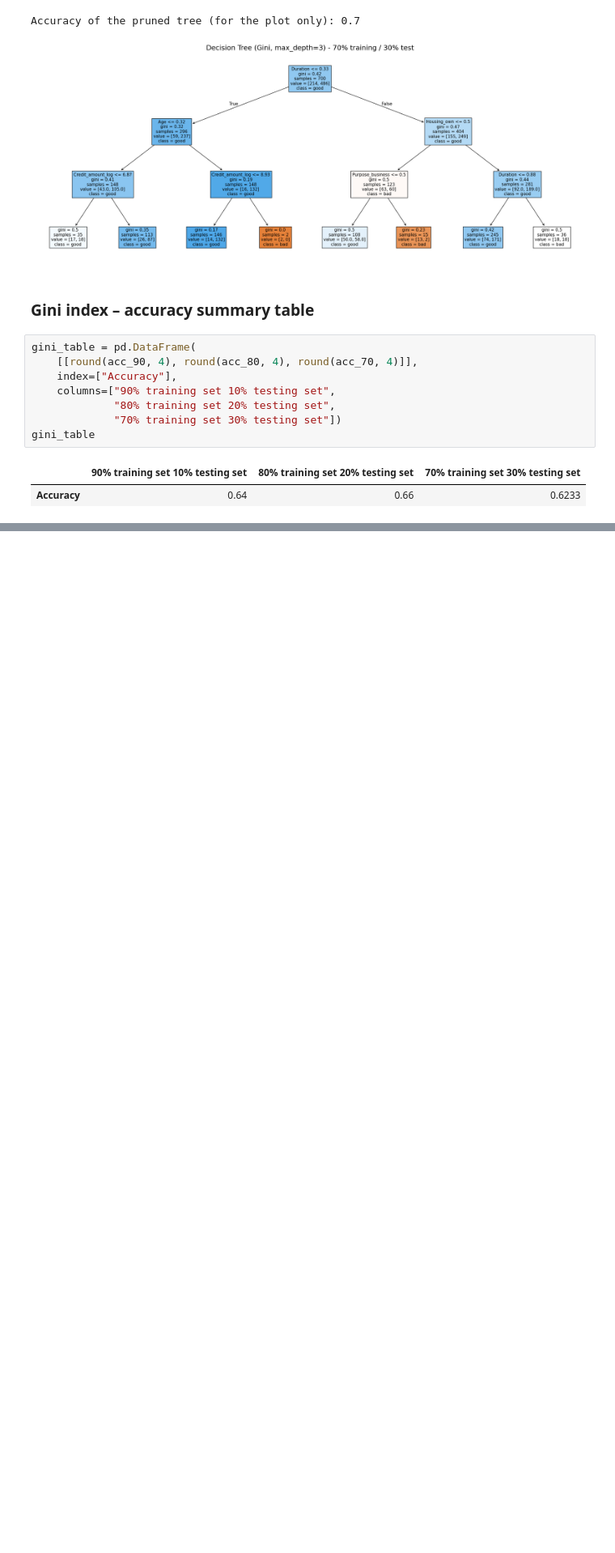
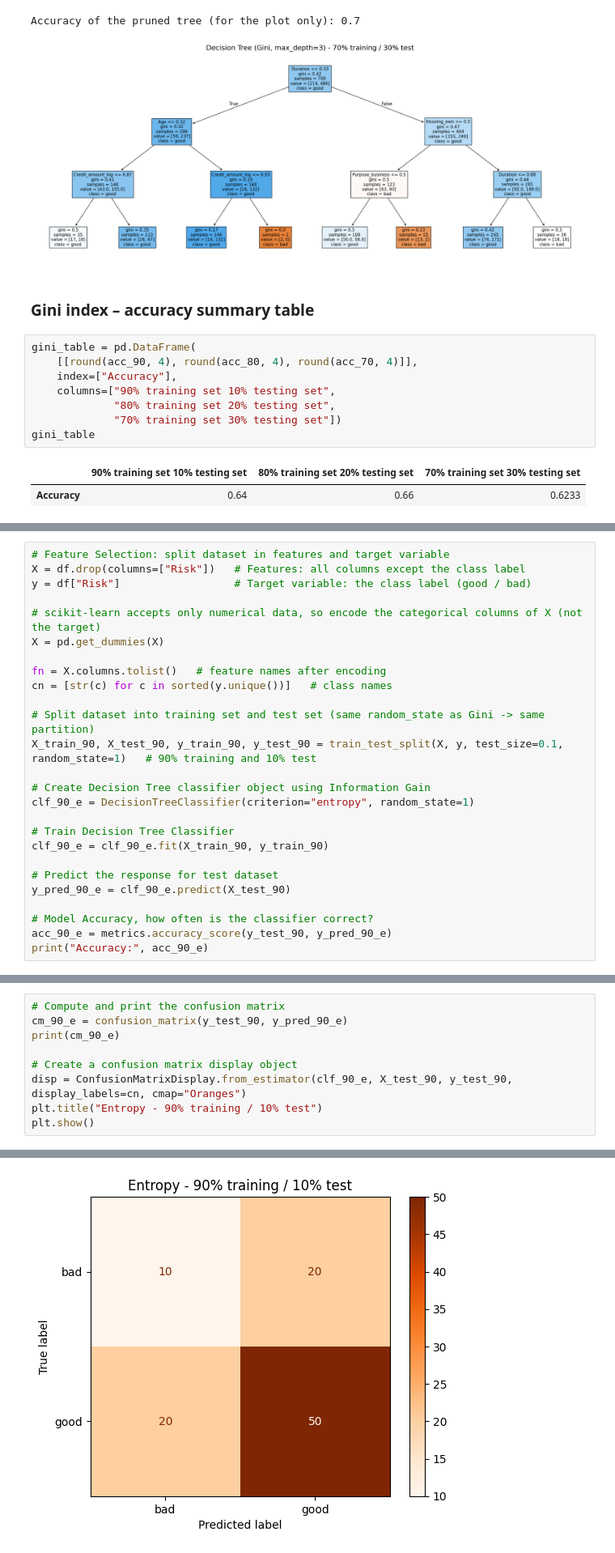
Before and after one commit to saraalmazroa/-IT326-DataMining-Project-, a Jupyter notebook: Phase3.ipynb, the cells around one changed output, grey strips where cells are left out. Shown at 81% size. Drawn from its saved outputs; the diff is of its cells as text; blank space fills up the shorter version.

```diff
--- a/Phase3.ipynb
+++ b/Phase3.ipynb
@@ -259,0 +272,26 @@ gini_table
+# %%
+# Feature Selection: split dataset in features and target variable
+X = df.drop(columns=["Risk"])   # Features: all columns except the class label
+y = df["Risk"]                  # Target variable: the class label (good / bad)
+
+# scikit-learn accepts only numerical data, so encode the categorical columns of X (not the target)
+X = pd.get_dummies(X)
+
+fn = X.columns.tolist()   # feature names after encoding
+cn = [str(c) for c in sorted(y.unique())]   # class names
+
+# Split dataset into training set and test set (same random_state as Gini -> same partition)
+X_train_90, X_test_90, y_train_90, y_test_90 = train_test_split(X, y, test_size=0.1, random_state=1)   # 90% training and 10% test
+
+# Create Decision Tree classifier object using Information Gain
+clf_90_e = DecisionTreeClassifier(criterion="entropy", random_state=1)
+
+# Train Decision Tree Classifier
+clf_90_e = clf_90_e.fit(X_train_90, y_train_90)
+
+# Predict the response for test dataset
+y_pred_90_e = clf_90_e.predict(X_test_90)
+
+# Model Accuracy, how often is the classifier correct?
+acc_90_e = metrics.accuracy_score(y_test_90, y_pred_90_e)
+print("Accuracy:", acc_90_e)
@@ -259,0 +302,10 @@ gini_table
+# %%
+# Compute and print the confusion matrix
+cm_90_e = confusion_matrix(y_test_90, y_pred_90_e)
+print(cm_90_e)
+
+# Create a confusion matrix display object
+disp = ConfusionMatrixDisplay.from_estimator(clf_90_e, X_test_90, y_test_90, display_labels=cn, cmap="Oranges")
+plt.title("Entropy - 90% training / 10% test")
+plt.show()
+# %% [output]
@@ -259,0 +314 @@ gini_table
+[figure, added]
```
Also changed, not shown: parts of 28 cells of this notebook.
